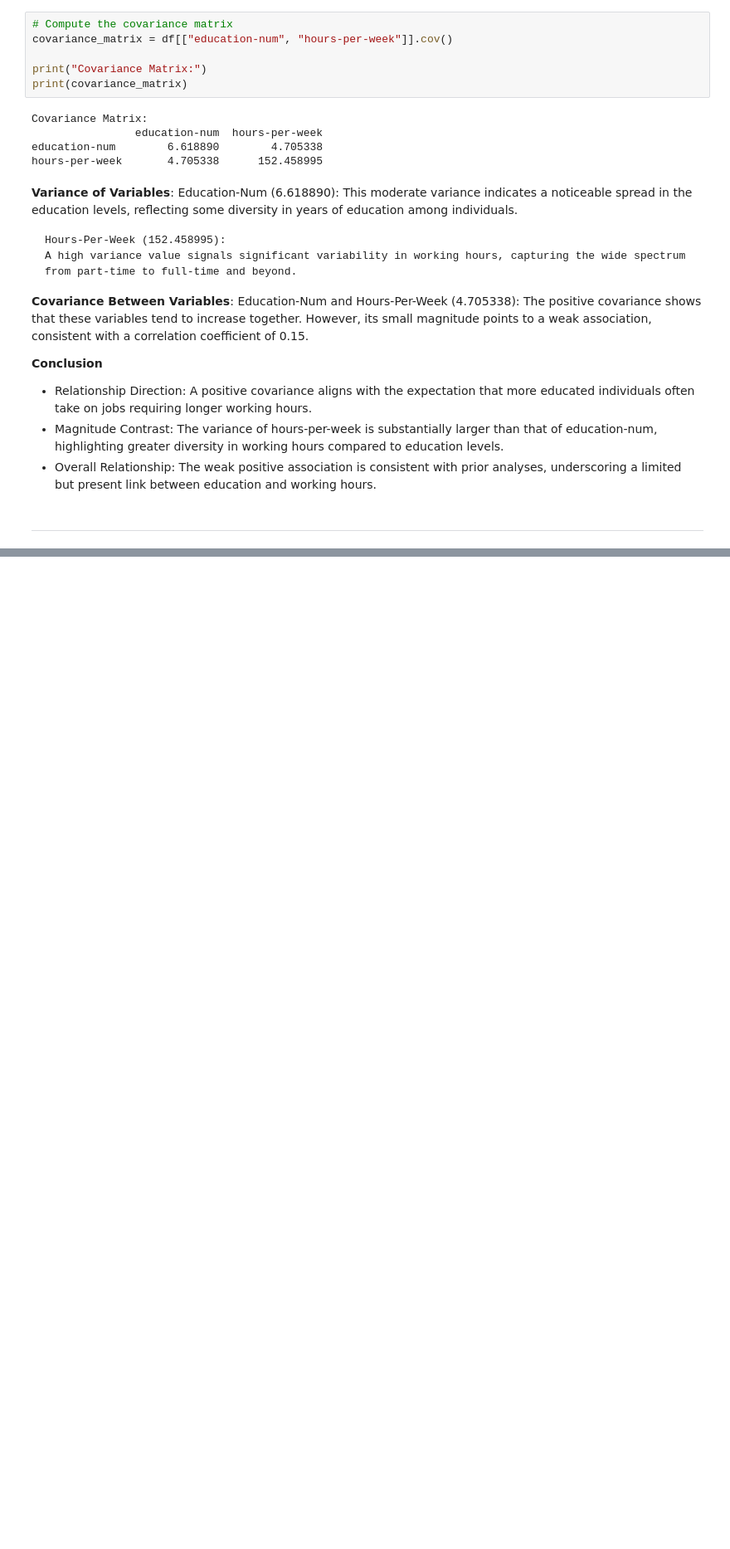
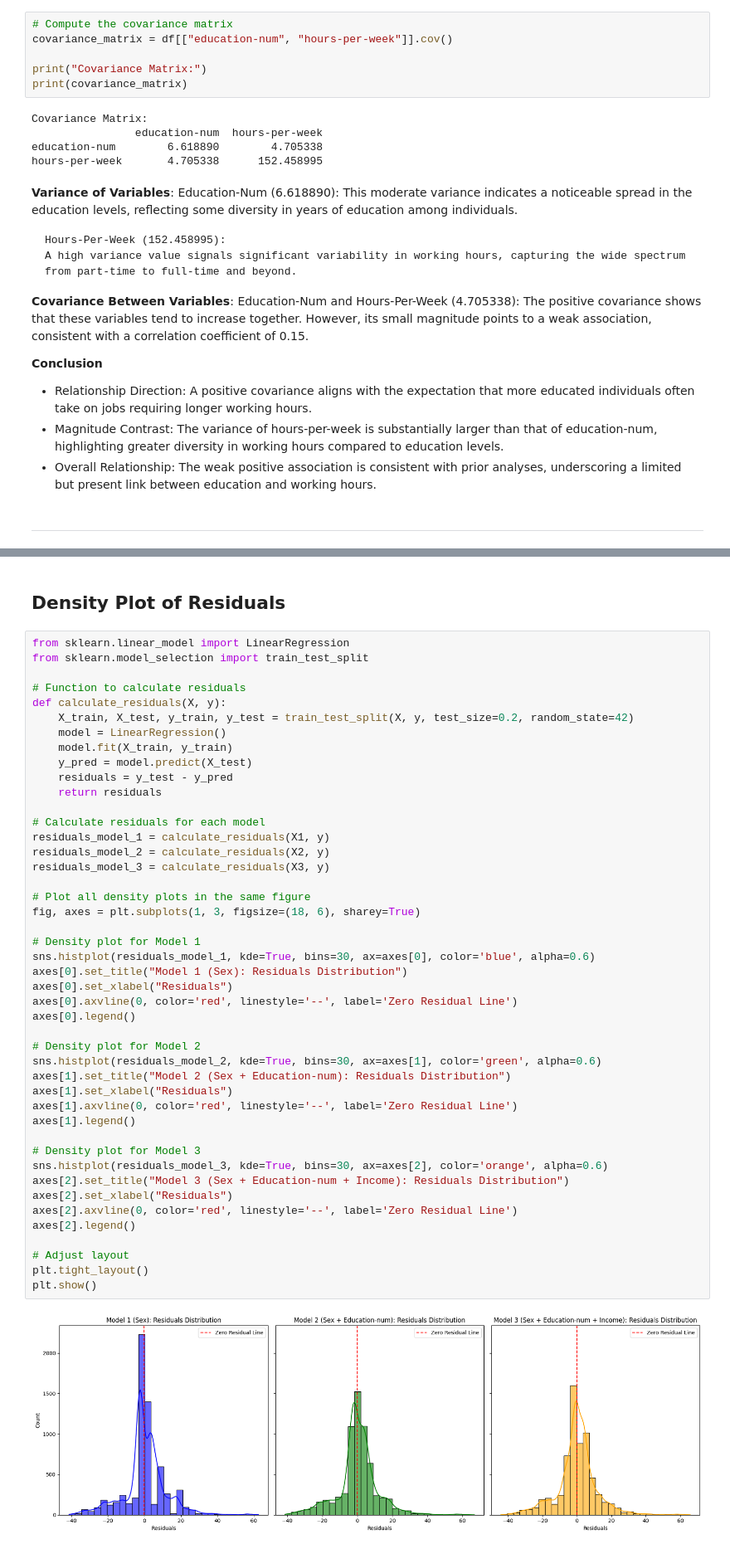
Before and after one commit to omar-bay/AAI614_Baayoun, a Jupyter notebook: week 4/project 1/Project_1-census_income.ipynb, the cells around one changed output, grey strips where cells are left out. Shown at 83% size. Cells and saved outputs as stored; diff of their text form; blank space fills up the shorter version.

```diff
--- a/week 4/project 1/Project_1-census_income.ipynb
+++ b/week 4/project 1/Project_1-census_income.ipynb
@@ -518,0 +638,49 @@ hours-per-week       4.705338      152.458995
+# %% [markdown]
+## Density Plot of Residuals
+# %%
+from sklearn.linear_model import LinearRegression
+from sklearn.model_selection import train_test_split
+
+# Function to calculate residuals
+def calculate_residuals(X, y):
+    X_train, X_test, y_train, y_test = train_test_split(X, y, test_size=0.2, random_state=42)
+    model = LinearRegression()
+    model.fit(X_train, y_train)
+    y_pred = model.predict(X_test)
+    residuals = y_test - y_pred
+    return residuals
+
+# Calculate residuals for each model
+residuals_model_1 = calculate_residuals(X1, y)
+residuals_model_2 = calculate_residuals(X2, y)
+residuals_model_3 = calculate_residuals(X3, y)
+
+# Plot all density plots in the same figure
+fig, axes = plt.subplots(1, 3, figsize=(18, 6), sharey=True)
+
+# Density plot for Model 1
+sns.histplot(residuals_model_1, kde=True, bins=30, ax=axes[0], color='blue', alpha=0.6)
+axes[0].set_title("Model 1 (Sex): Residuals Distribution")
+axes[0].set_xlabel("Residuals")
+axes[0].axvline(0, color='red', linestyle='--', label='Zero Residual Line')
+axes[0].legend()
+
+# Density plot for Model 2
+sns.histplot(residuals_model_2, kde=True, bins=30, ax=axes[1], color='green', alpha=0.6)
+axes[1].set_title("Model 2 (Sex + Education-num): Residuals Distribution")
+axes[1].set_xlabel("Residuals")
+axes[1].axvline(0, color='red', linestyle='--', label='Zero Residual Line')
+axes[1].legend()
+
+# Density plot for Model 3
+sns.histplot(residuals_model_3, kde=True, bins=30, ax=axes[2], color='orange', alpha=0.6)
+axes[2].set_title("Model 3 (Sex + Education-num + Income): Residuals Distribution")
+axes[2].set_xlabel("Residuals")
+axes[2].axvline(0, color='red', linestyle='--', label='Zero Residual Line')
+axes[2].legend()
+
+# Adjust layout
+plt.tight_layout()
+plt.show()
+# %% [output]
+[figure, added]
```
Also changed, not shown: parts of 11 cells of this notebook.
